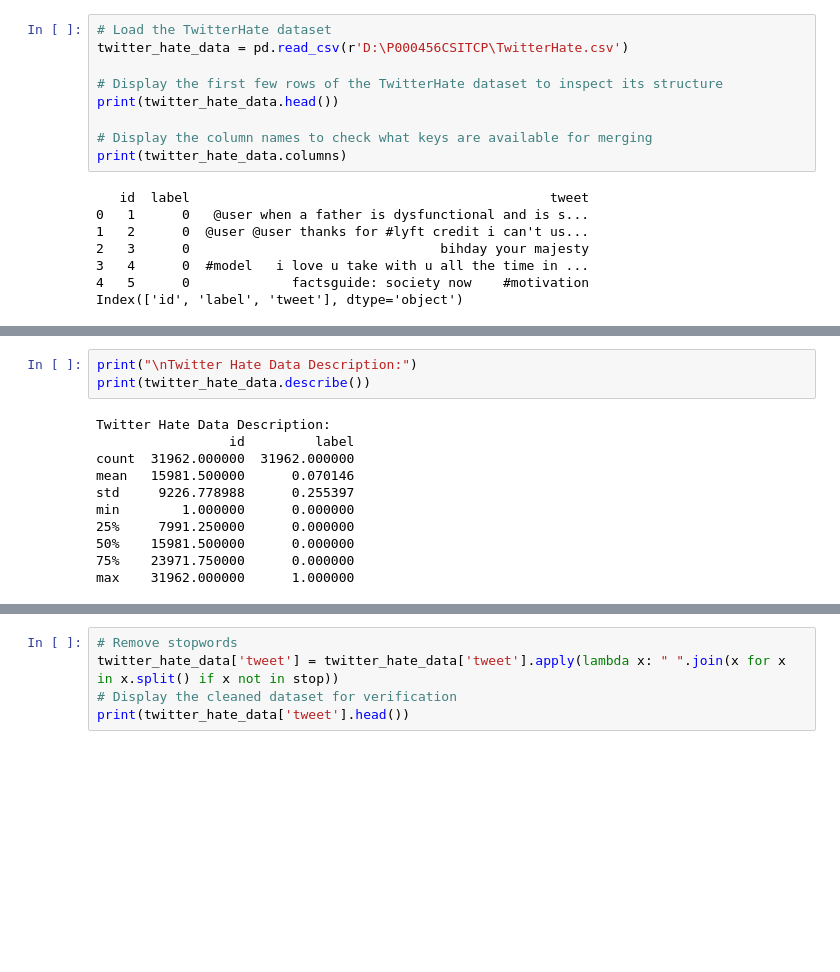
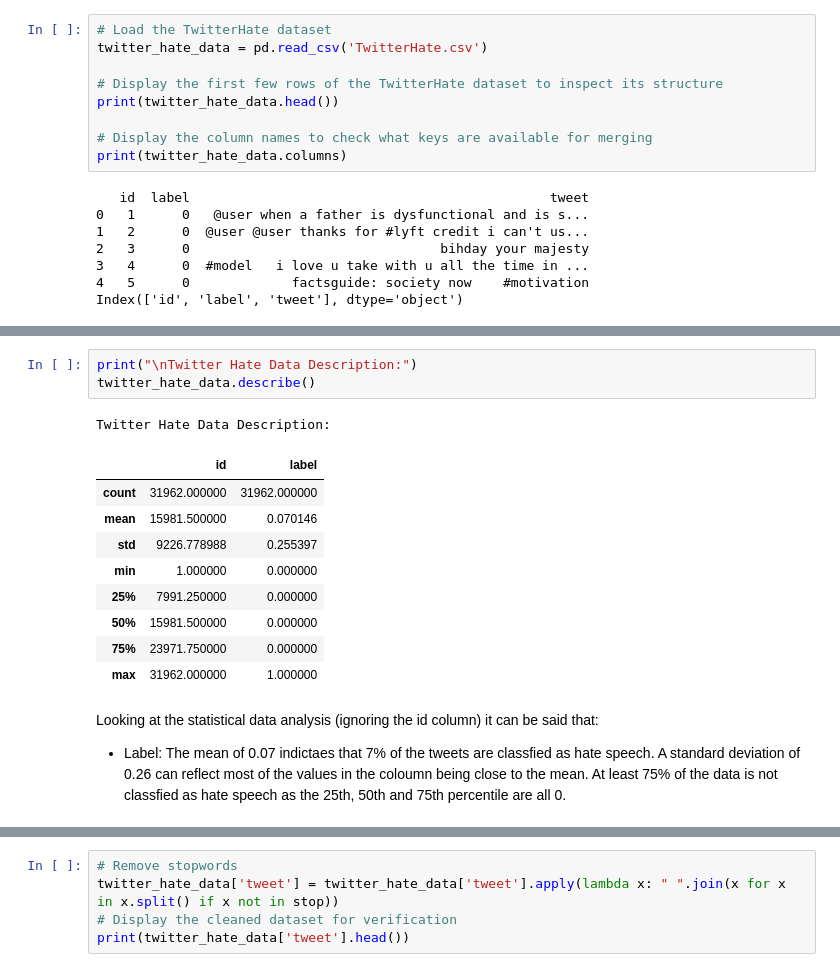
Before and after one commit to StephBarwick/P000456CSITCP, a Jupyter notebook: model.ipynb, the cells around one changed output, grey strips where cells are left out. Saved outputs shown, nothing was run; the diff lists cells and outputs as text; blank space fills up the shorter version.

```diff
--- a/model.ipynb
+++ b/model.ipynb
@@ -391,6 +427,6 @@ Name: tweet, Length: 24783, dtype: object
 # %%
 # Load the TwitterHate dataset
-twitter_hate_data = pd.read_csv(r'D:\P000456CSITCP\TwitterHate.csv')
+twitter_hate_data = pd.read_csv('TwitterHate.csv')
 
 # Display the first few rows of the TwitterHate dataset to inspect its structure
 print(twitter_hate_data.head())
@@ -433,18 +480,22 @@ memory usage: 749.2+ KB
 None
 # %%
 print("\nTwitter Hate Data Description:")
-print(twitter_hate_data.describe())
+twitter_hate_data.describe()
 # %% [output]
 Twitter Hate Data Description:
-                 id         label
-count  31962.000000  31962.000000
-mean   15981.500000      0.070146
-std     9226.778988      0.255397
-min        1.000000      0.000000
-25%     7991.250000      0.000000
-50%    15981.500000      0.000000
-75%    23971.750000      0.000000
-max    31962.000000      1.000000
+|  | id | label |
+| count | 31962.000000 | 31962.000000 |
+| mean | 15981.500000 | 0.070146 |
+| std | 9226.778988 | 0.255397 |
+| min | 1.000000 | 0.000000 |
+| 25% | 7991.250000 | 0.000000 |
+| 50% | 15981.500000 | 0.000000 |
+| 75% | 23971.750000 | 0.000000 |
+| max | 31962.000000 | 1.000000 |
+# %% [markdown]
+Looking at the statistical data analysis (ignoring the id column) it can be said that:
+
+- Label: The mean of 0.07 indictaes that 7% of the tweets are classfied as hate speech. A standard deviation of 0.26 can reflect most of the values in the coloumn being close to the mean. At least 75% of the data is not classfied as hate speech as the 25th, 50th and 75th percentile are all 0.
 # %%
 # Check for missing values
 print("\nMissing values in Twitter Hate Data:")
```
Also changed, not shown: parts of 47 cells of this notebook.
